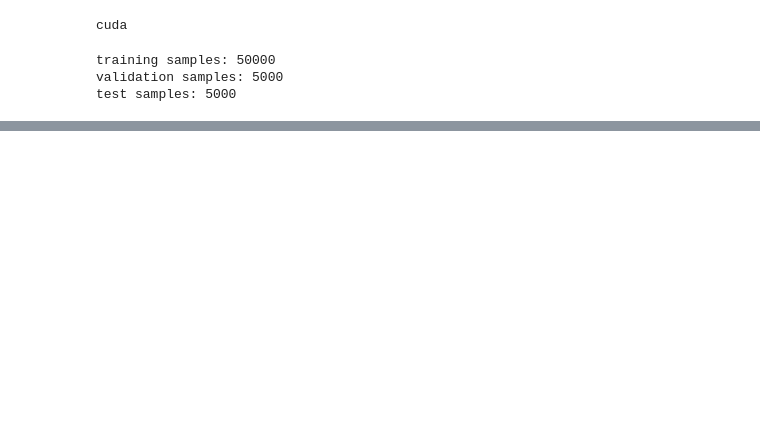
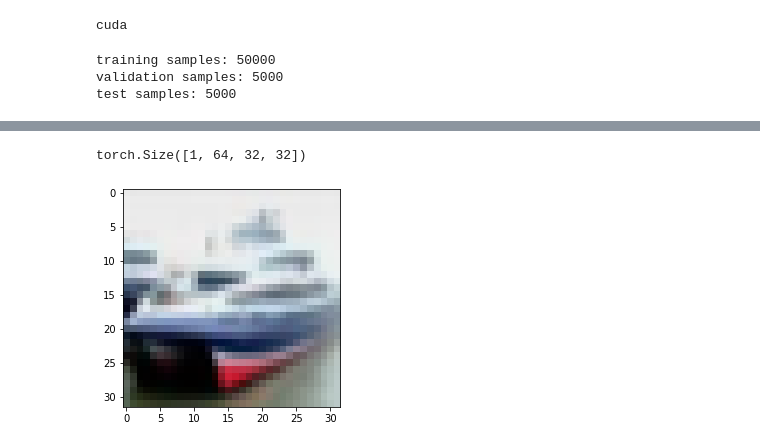
Before and after one commit to liangkun/playground, a Jupyter notebook: cnn-play.ipynb, the cells around one changed output, grey strips where cells are left out. Drawn from its saved outputs; the diff is of its cells as text; code cells hidden in the pictures; blank space fills up the shorter version.

```diff
--- a/cnn-play.ipynb
+++ b/cnn-play.ipynb
@@ -169,0 +273,9 @@ plt.legend()
+# %%
+data = raw_test_dataset.test_x[1]
+plt.imshow(data.cpu().permute(1, 2, 0))
+first_layer = list(model.children())[0]
+first_layer_out = first_layer(data.unsqueeze(0)).detach()
+first_layer_out.shape
+# %% [output]
+torch.Size([1, 64, 32, 32])
+[figure, added]
```
Also changed, not shown: parts of 10 cells of this notebook, 5 other files.
